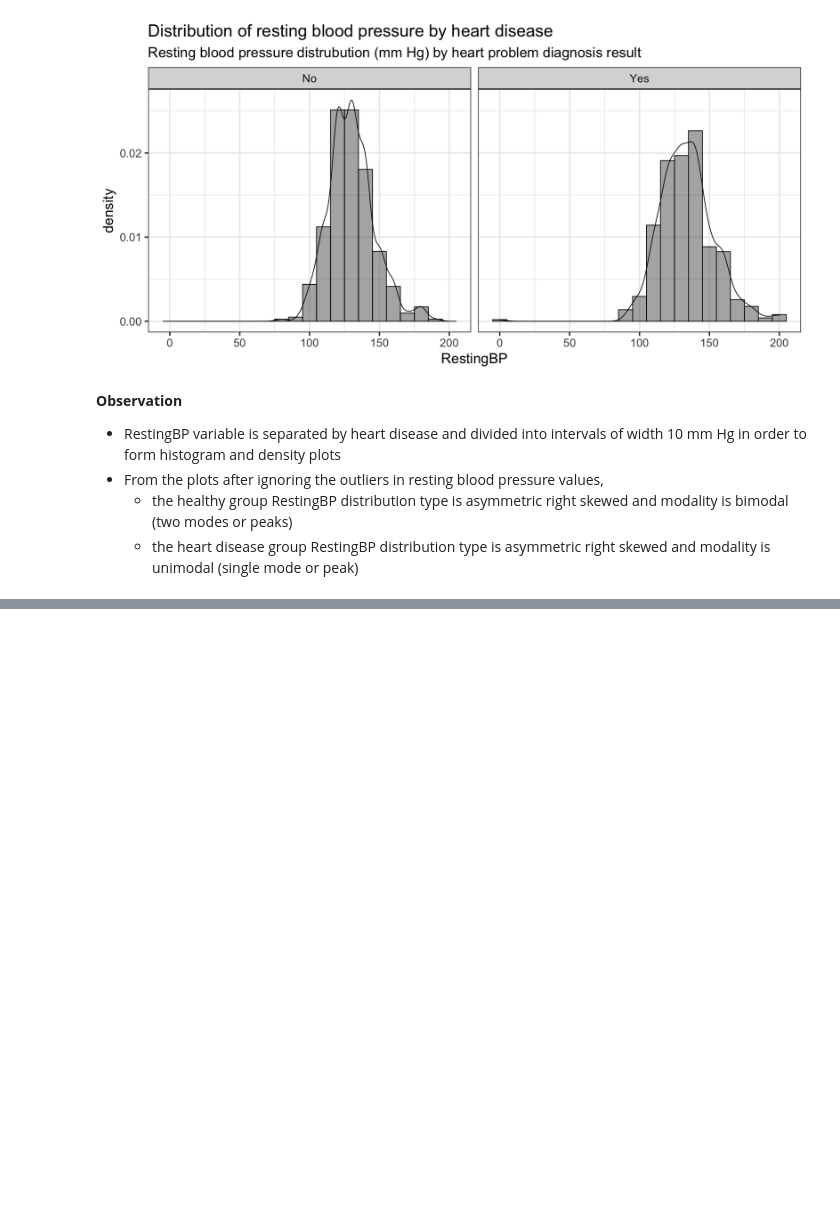
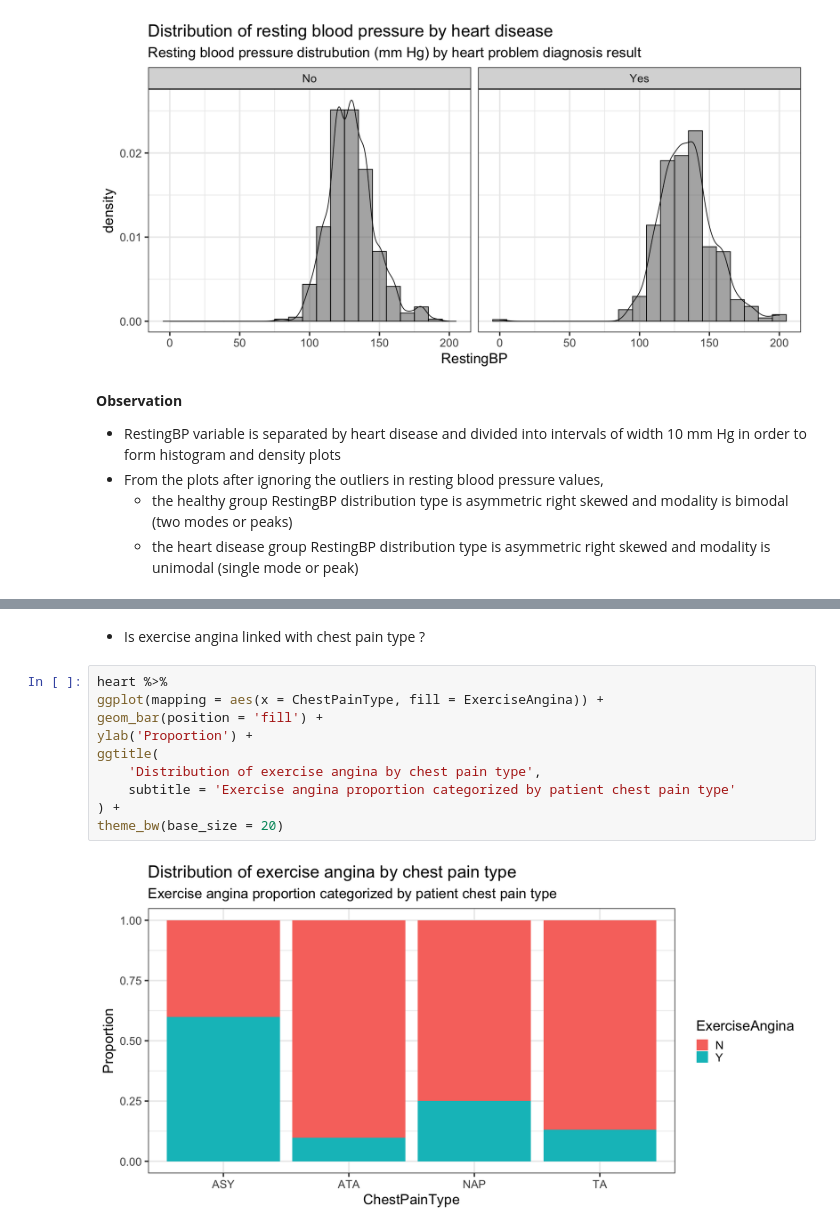
Before and after one commit to ppkgtmm/data-models, a Jupyter notebook: L4-5/Exercise.ipynb, the cells around one changed output, grey strips where cells are left out. Saved outputs shown, nothing was run; the diff lists cells and outputs as text; blank space fills up the shorter version.

```diff
--- a/L4-5/Exercise.ipynb
+++ b/L4-5/Exercise.ipynb
@@ -267,0 +182,14 @@ theme_bw(base_size = 20)
+# %% [markdown]
+- Is exercise angina linked with chest pain type ?
+# %%
+heart %>%
+ggplot(mapping = aes(x = ChestPainType, fill = ExerciseAngina)) +
+geom_bar(position = 'fill') +
+ylab('Proportion') +
+ggtitle(
+    'Distribution of exercise angina by chest pain type',
+    subtitle = 'Exercise angina proportion categorized by patient chest pain type'
+) +
+theme_bw(base_size = 20)
+# %% [output]
+[figure, added]
```
Also changed, not shown: parts of 14 cells of this notebook.
